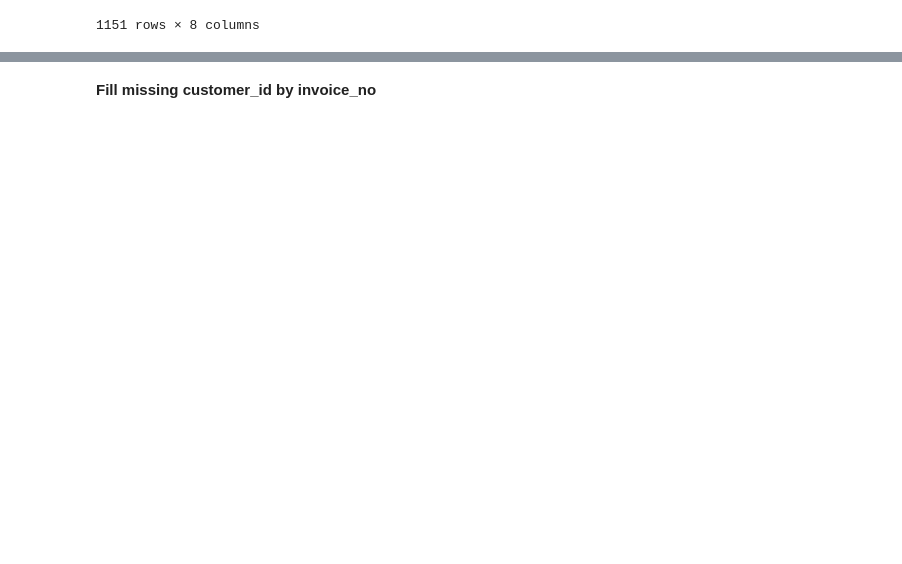
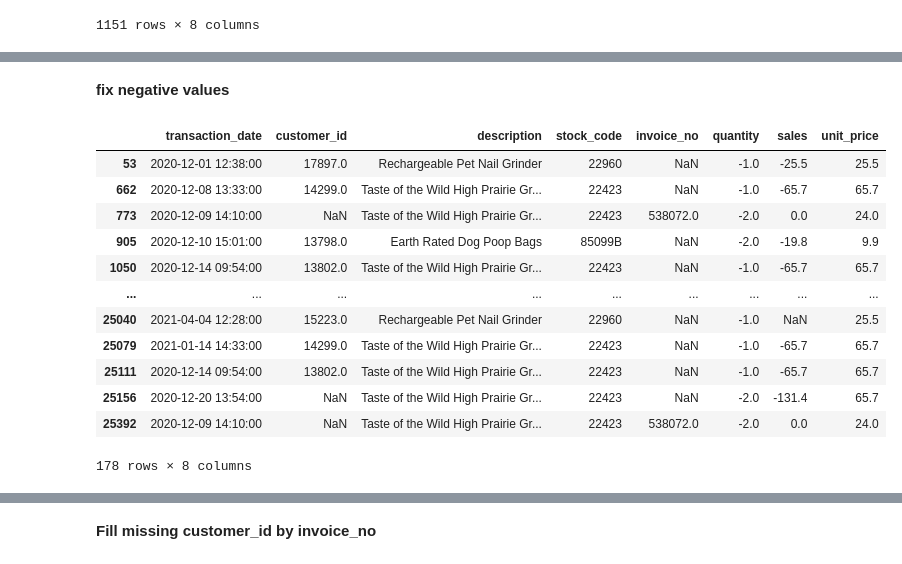
Before and after one commit to bfreiheit/shipping-cost-analysis, a Jupyter notebook: notebooks/ETL.ipynb, the cells around one changed output, grey strips where cells are left out. Saved outputs shown, nothing was run; the diff lists cells and outputs as text; code cells hidden in the pictures; blank space fills up the shorter version.

```diff
--- a/notebooks/ETL.ipynb
+++ b/notebooks/ETL.ipynb
@@ -329,0 +376,18 @@ transactions.loc[mask, "quantity"] = (
+# %% [markdown]
+**fix negative values**
+# %%
+transactions[(transactions["quantity"] < 0)]
+# %% [output]
+|  | transaction_date | customer_id | description | stock_code | invoice_no | quantity | sales | unit_price |
+| 53 | 2020-12-01 12:38:00 | 17897.0 | Rechargeable Pet Nail Grinder | 22960 | NaN | -1.0 | -25.5 | 25.5 |
+| 662 | 2020-12-08 13:33:00 | 14299.0 | Taste of the Wild High Prairie Gr... | 22423 | NaN | -1.0 | -65.7 | 65.7 |
+| 773 | 2020-12-09 14:10:00 | NaN | Taste of the Wild High Prairie Gr... | 22423 | 538072.0 | -2.0 | 0.0 | 24.0 |
+| 905 | 2020-12-10 15:01:00 | 13798.0 | Earth Rated Dog Poop Bags | 85099B | NaN | -2.0 | -19.8 | 9.9 |
+| 1050 | 2020-12-14 09:54:00 | 13802.0 | Taste of the Wild High Prairie Gr... | 22423 | NaN | -1.0 | -65.7 | 65.7 |
+| ... | ... | ... | ... | ... | ... | ... | ... | ... |
+| 25040 | 2021-04-04 12:28:00 | 15223.0 | Rechargeable Pet Nail Grinder | 22960 | NaN | -1.0 | NaN | 25.5 |
+| 25079 | 2021-01-14 14:33:00 | 14299.0 | Taste of the Wild High Prairie Gr... | 22423 | NaN | -1.0 | -65.7 | 65.7 |
+| 25111 | 2020-12-14 09:54:00 | 13802.0 | Taste of the Wild High Prairie Gr... | 22423 | NaN | -1.0 | -65.7 | 65.7 |
+| 25156 | 2020-12-20 13:54:00 | NaN | Taste of the Wild High Prairie Gr... | 22423 | NaN | -2.0 | -131.4 | 65.7 |
+| 25392 | 2020-12-09 14:10:00 | NaN | Taste of the Wild High Prairie Gr... | 22423 | 538072.0 | -2.0 | 0.0 | 24.0 |
+178 rows × 8 columns
```
Also changed, not shown: parts of 16 cells of this notebook.
